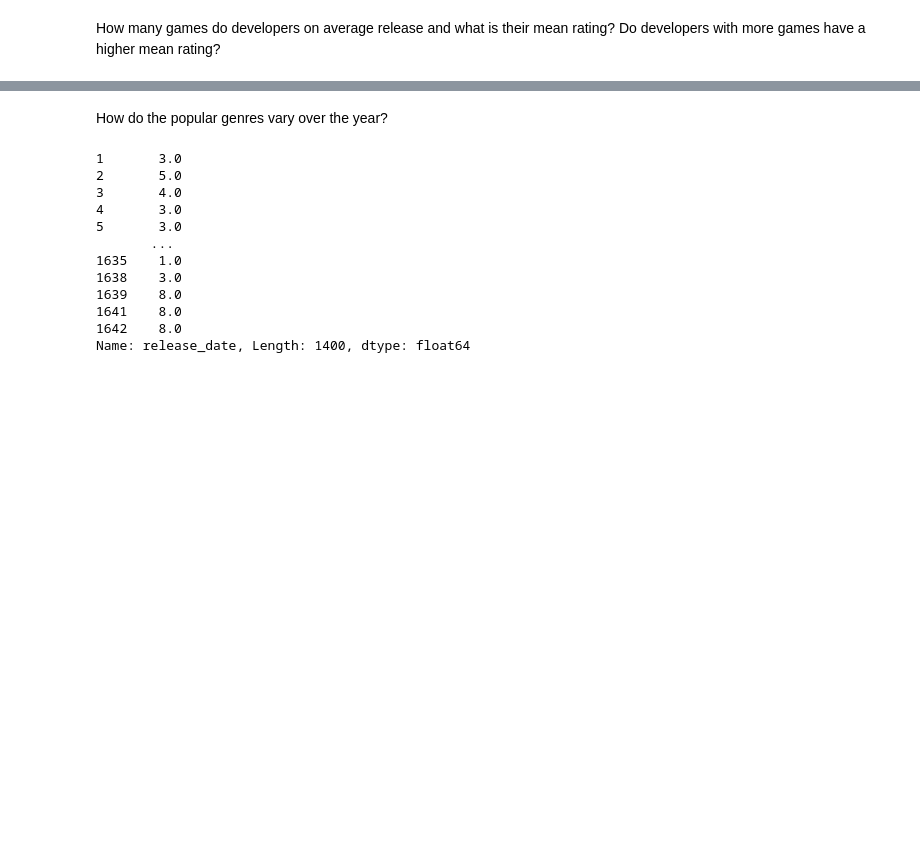
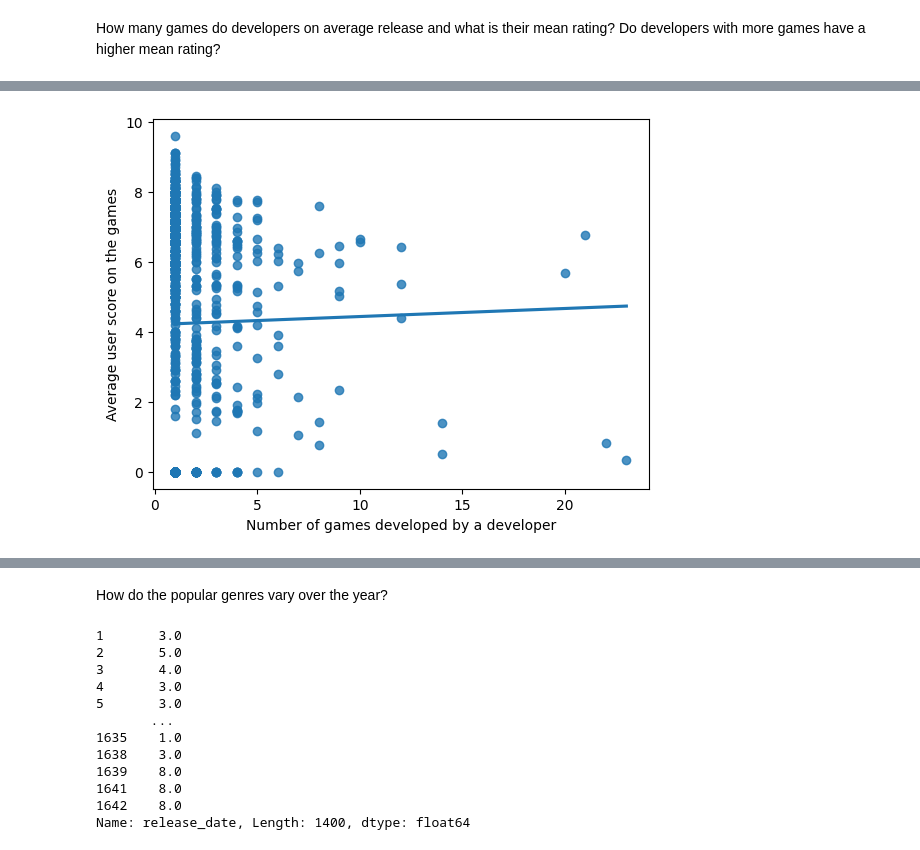
Before and after one commit to harris-ahmad/CS334-EDA, a Jupyter notebook: EDA.ipynb, the cells around one changed output, grey strips where cells are left out. Cells and saved outputs as stored; diff of their text form; code cells hidden in the pictures; blank space fills up the shorter version.

```diff
--- a/EDA.ipynb
+++ b/EDA.ipynb
@@ -70,5 +84,6 @@ plt.show()
 # %% [markdown]
 How many games do developers on average release and what is their mean rating? Do developers with more games have a higher mean rating?
 # %%
-developer_count = pd.Series(col_unique_count(df['developers'], True))
-developer_count
+developer_count = col_unique_count(df['developers'], True)
+developer_count_series = pd.Series(developer_count)
+developer_count_series
@@ -87,8 +141,12 @@ pd.Series(meta_ratings)
 # %%
+# developer_count = developer_count.to_dict()
 x = list(developer_count.values())
 y1 = list(user_ratings.values())
-sns.regplot(x, y1, ci=None)
+sns.regplot(x=x,y=y1,ci=None)
 plt.xlabel("Number of games developed by a developer")
 plt.ylabel("Average user score on the games")
+plt.show()
+# %% [output]
+[figure, added]
 # %%
 y2 = list(meta_ratings.values())
```
Also changed, not shown: parts of 18 cells of this notebook.
